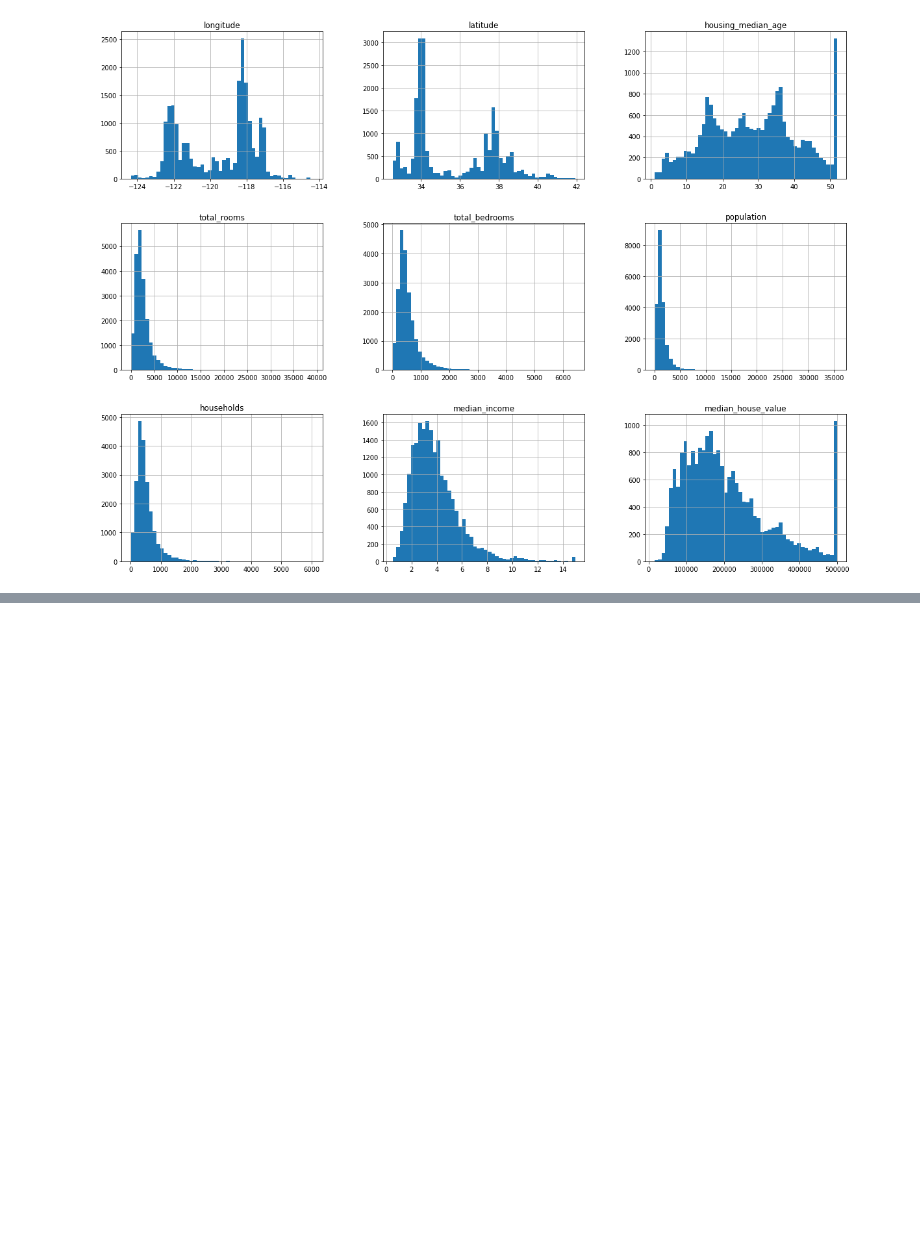
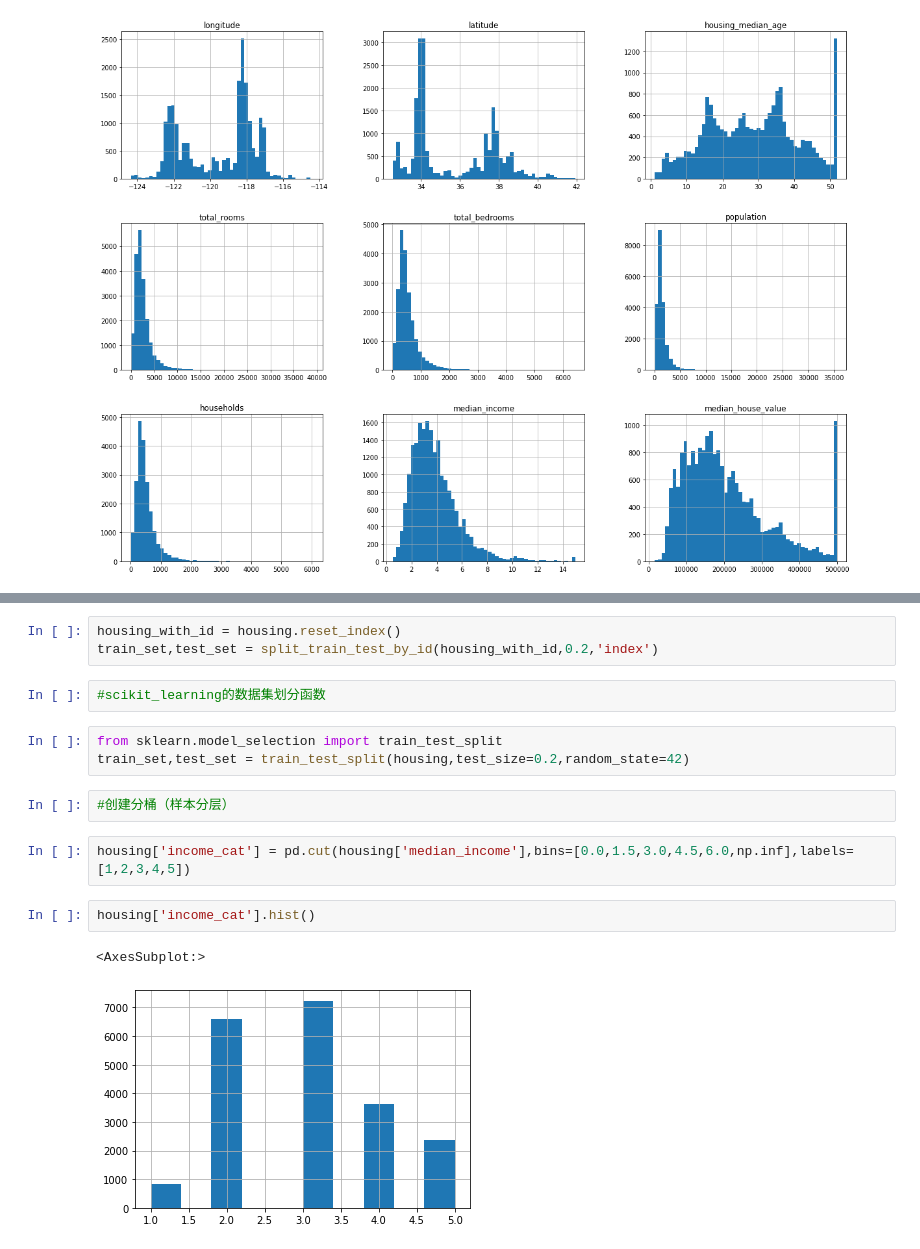
Before and after one commit to ITS-PLAY/deep_learning_algo, a Jupyter notebook: 第二章端到端的机器学习.ipynb, the cells around one changed output, grey strips where cells are left out. Drawn from its saved outputs; the diff is of its cells as text; blank space fills up the shorter version.

```diff
--- a/第二章端到端的机器学习.ipynb
+++ b/第二章端到端的机器学习.ipynb
@@ -69,0 +95,17 @@ plt.show()
+# %%
+housing_with_id = housing.reset_index()
+train_set,test_set = split_train_test_by_id(housing_with_id,0.2,'index')
+# %%
+#scikit_learning的数据集划分函数
+# %%
+from sklearn.model_selection import train_test_split
+train_set,test_set = train_test_split(housing,test_size=0.2,random_state=42)
+# %%
+#创建分桶（样本分层）
+# %%
+housing['income_cat'] = pd.cut(housing['median_income'],bins=[0.0,1.5,3.0,4.5,6.0,np.inf],labels=[1,2,3,4,5])
+# %%
+housing['income_cat'].hist()
+# %% [output]
+<AxesSubplot:>
+[figure, added]
```
Also changed, not shown: parts of 12 cells of this notebook.
